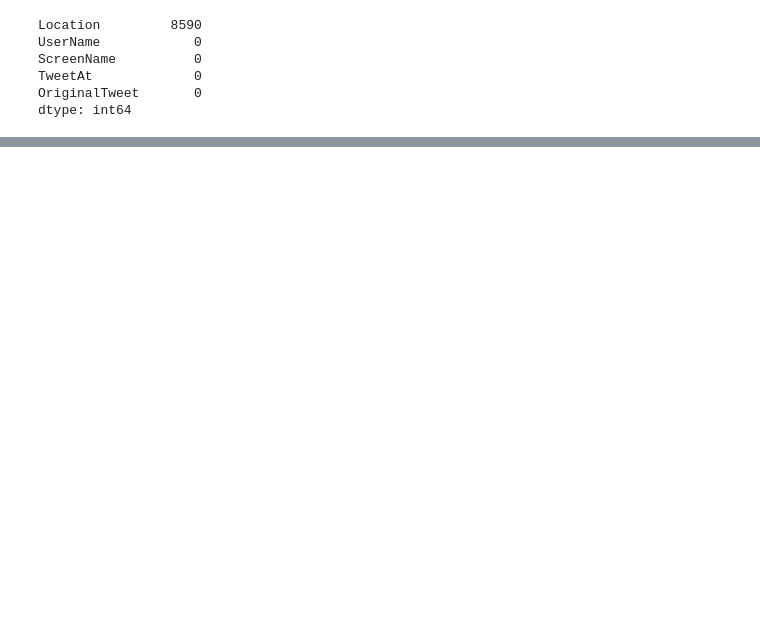
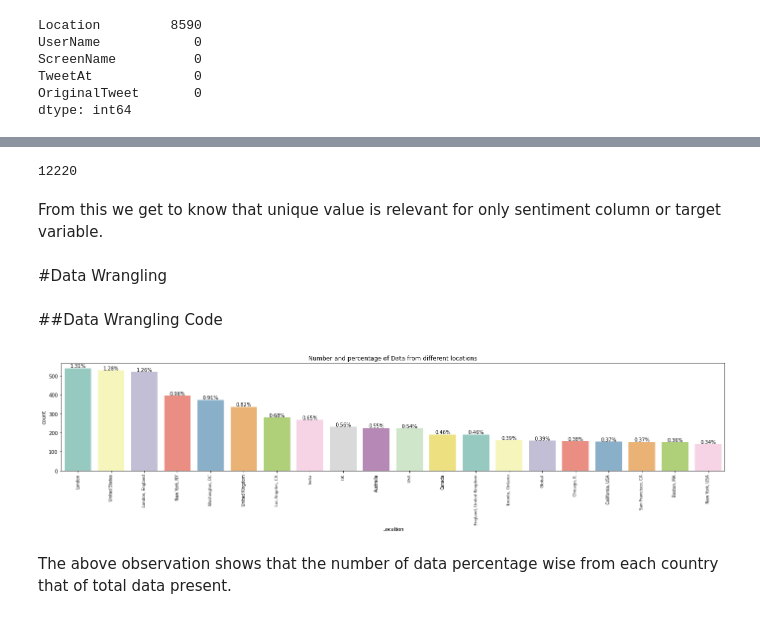
Before and after one commit to KapilNarayanSingh/Coronavirus-Tweet-Sentiment-Analysis, a Jupyter notebook: Coronavirus_Tweet_Sentiment_Analysis.ipynb, the cells around one changed output, grey strips where cells are left out. Cells and saved outputs as stored; diff of their text form; code cells hidden in the pictures; blank space fills up the shorter version.

```diff
--- a/Coronavirus_Tweet_Sentiment_Analysis.ipynb
+++ b/Coronavirus_Tweet_Sentiment_Analysis.ipynb
@@ -273,0 +157,33 @@ KeyError: ignored
+# %%
+data.Location.nunique()
+# %% [output]
+12220
+# %% [markdown]
+From this we get to know that unique value is relevant for only sentiment column or target variable.
+# %% [markdown]
+#Data Wrangling
+# %% [markdown]
+##Data Wrangling Code
+# %%
+# Plot for Percentage of data from different locations
+def data_source(feature, title, df, size):
+    f, ax = plt.subplots(1,1, figsize=(4*size,4))
+    total = float(len(df))
+    g = sns.countplot(df[feature], order = df[feature].value_counts().index[:20], palette='Set3')
+    g.set_title("Number and percentage of {}".format(title))
+    if(size > 2):
+        plt.xticks(rotation=90, size=8)
+    for p in ax.patches:
+        height = p.get_height()
+        ax.text(p.get_x()+p.get_width()/2.,
+                height + 3,
+                '{:1.2f}%'.format(100*height/total),
+                ha="center")
+    plt.show()
+# %%
+# Percentage of data from different locations
+data_source("Location", "Data from different locations", data, 6)
+# %% [output]
+[figure, added]
+# %% [markdown]
+The above observation shows that the number of data percentage wise from each country that of total data present.
```
Also changed, not shown: parts of 46 cells of this notebook.
